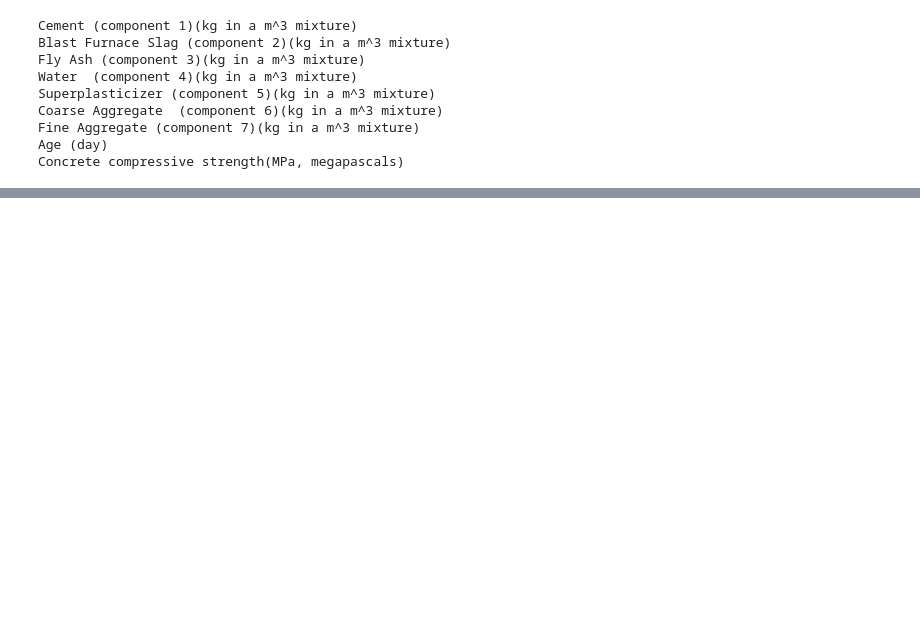
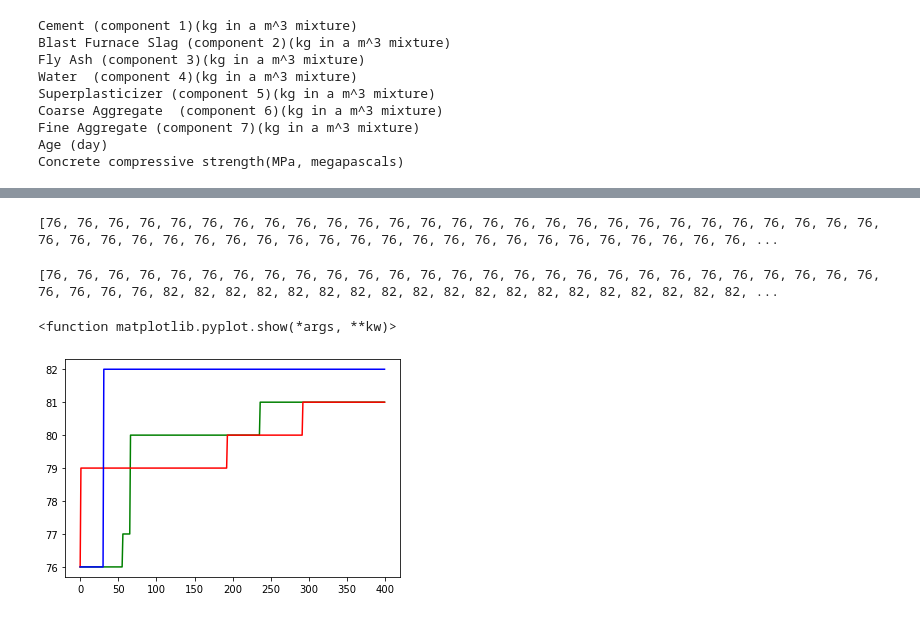
Before and after one commit to evanpcosta/IEEEPolybot, a Jupyter notebook: Activelearning.ipynb, the cells around one changed output, grey strips where cells are left out. Saved outputs shown, nothing was run; the diff lists cells and outputs as text; code cells hidden in the pictures; blank space fills up the shorter version.

```diff
--- a/Activelearning.ipynb
+++ b/Activelearning.ipynb
@@ -196,0 +228,3 @@ TypeError: only integer scalar arrays can be converted to a scalar index
+# %%
+uncertainty_ixs = UncertaintySampling(model=regressor).select_points(problem, num_to_select)
+print(uncertainty_ixs)
@@ -196,0 +315,72 @@ TypeError: only integer scalar arrays can be converted to a scalar index
+# %%
+problem = ActiveLearningProblem(points= np.array(points1),
+    labeled_ixs = [x for x in range(400,799)],
+    labels = np.array(trainingstrength))
+
+num_to_select = 7
+iterations = 20
+
+trainingfeatures3 = copy_features(trainingfeatures)
+trainingstrength3 = copy_features(trainingstrength)
+maxlist3 = []
+guess3 = []
+lblxs = [x for x in range(400,799)]
+x1 = 0
+while x1 < iterations:
+    mcal_ixs = MCALSelection().select_points(problem, num_to_select)
+    for x in range(len(mcal_ixs)):
+        trainingstrength3.append(zfeatures['strength'][mcal_ixs[x]])
+        maxlist3.append(max(trainingstrength3))
+        guess3.append(zfeatures['strength'][mcal_ixs[x]])
+        lblxs.append(mcal_ixs[0])
+        problem = ActiveLearningProblem(points= np.array(points1), labeled_ixs = lblxs, labels = np.array(trainingstrength3))
+    x1 += 1
+print(maxlist3)
+# %% [output]
+[76, 76, 76, 76, 76, 76, 76, 76, 76, 76, 76, 76, 76, 76, 76, 76, 76, 76, 76, 76, 76, 76, 76, 76, 76, 76, 76, 76, 76, 76, 76, 76, 76, 76, 76, 76, 76, 76, 76, 76, 76, 76, 76, 76, 76, 76, 76, 76, 76, 76, ...
+# %%
+regressor = GaussianProcessRegressor(kernel=kernel,
+                              alpha=0.0)
+
+regressor.fit(trainingfeatures, trainingstrength)
+
+problem = ActiveLearningProblem(points= np.array(points1),
+    labeled_ixs = [x for x in range(400,799)],
+    labels = np.array(trainingstrength), objective_fun = Maximize())
+
+num_to_select = 20
+iterations = 20
+
+trainingfeatures2 = copy_features(trainingfeatures)
+trainingstrength2 = copy_features(trainingstrength)
+maxlist4 = []
+guess4 = []
+lblxs = [x for x in range(400,799)]
+x1 = 0
+while x1 < iterations:
+    uncertainty_ixs = UncertaintySampling(model=regressor).select_points(problem, num_to_select)
+    for x in range(len(uncertainty_ixs)):
+        holder =[]
+        holder.append(zfeatures['age'][uncertainty_ixs[x]])
+        holder.append(zfeatures['plastic'][uncertainty_ixs[x]])
+        holder.append(zfeatures['cement'][uncertainty_ixs[x]])
+        trainingfeatures2.append(holder)
+        trainingstrength2.append(zfeatures['strength'][uncertainty_ixs[x]])
+        #print(zfeatures['strength'][uncertainty_ixs[0]])
+        guess4.append(zfeatures['strength'][uncertainty_ixs[x]])
+        maxlist4.append(max(trainingstrength2))
+        lblxs.append(uncertainty_ixs[x])
+        problem = ActiveLearningProblem(points= np.array(points1), labeled_ixs = lblxs, labels = np.array(trainingstrength2), objective_fun = Maximize())
+    regressor.fit(trainingfeatures2, trainingstrength2)
+    x1 += 1
+print(maxlist4)
+# %% [output]
+[76, 76, 76, 76, 76, 76, 76, 76, 76, 76, 76, 76, 76, 76, 76, 76, 76, 76, 76, 76, 76, 76, 76, 76, 76, 76, 76, 76, 76, 76, 76, 82, 82, 82, 82, 82, 82, 82, 82, 82, 82, 82, 82, 82, 82, 82, 82, 82, 82, 82, ...
+# %%
+plt.plot(maxlist1, 'g', maxlist2, 'r', maxlist4, 'b')
+#print(maxlist2)
+#plt.plot(maxlist1, maxlist2, maxlist3, maxlist4)
+plt.show
+# %% [output]
+<function matplotlib.pyplot.show(*args, **kw)>
+[figure, added]
```
Also changed, not shown: parts of 24 cells of this notebook, 4 other files.
